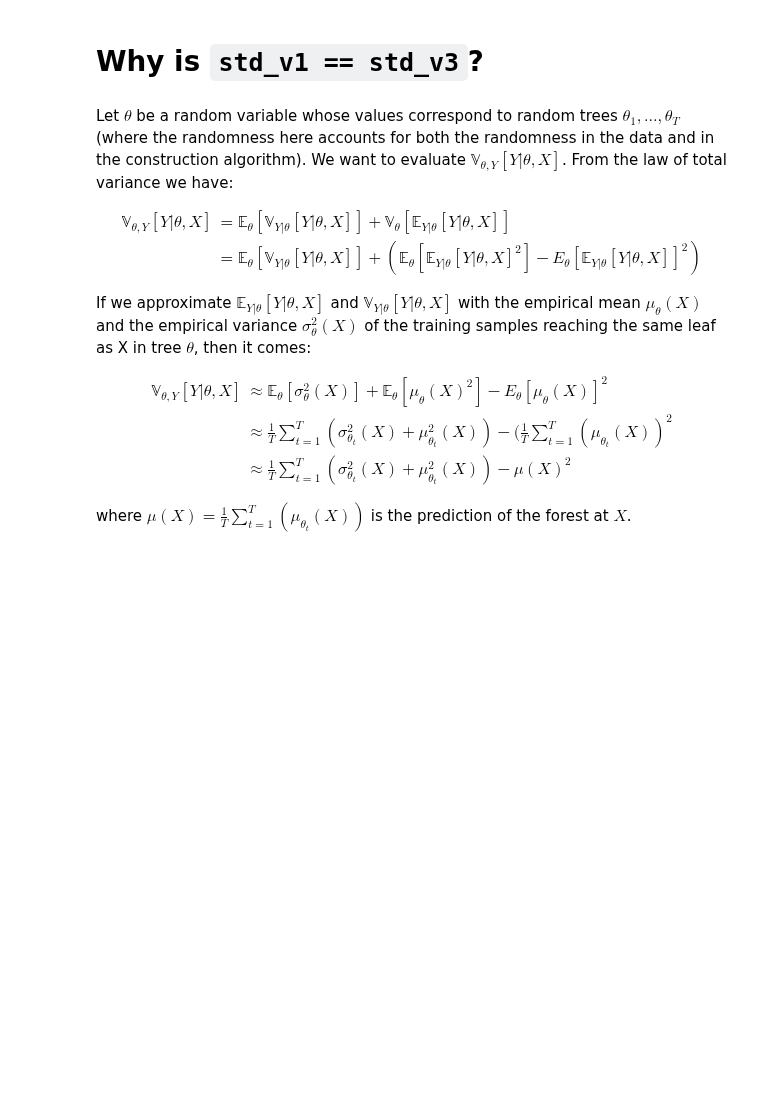
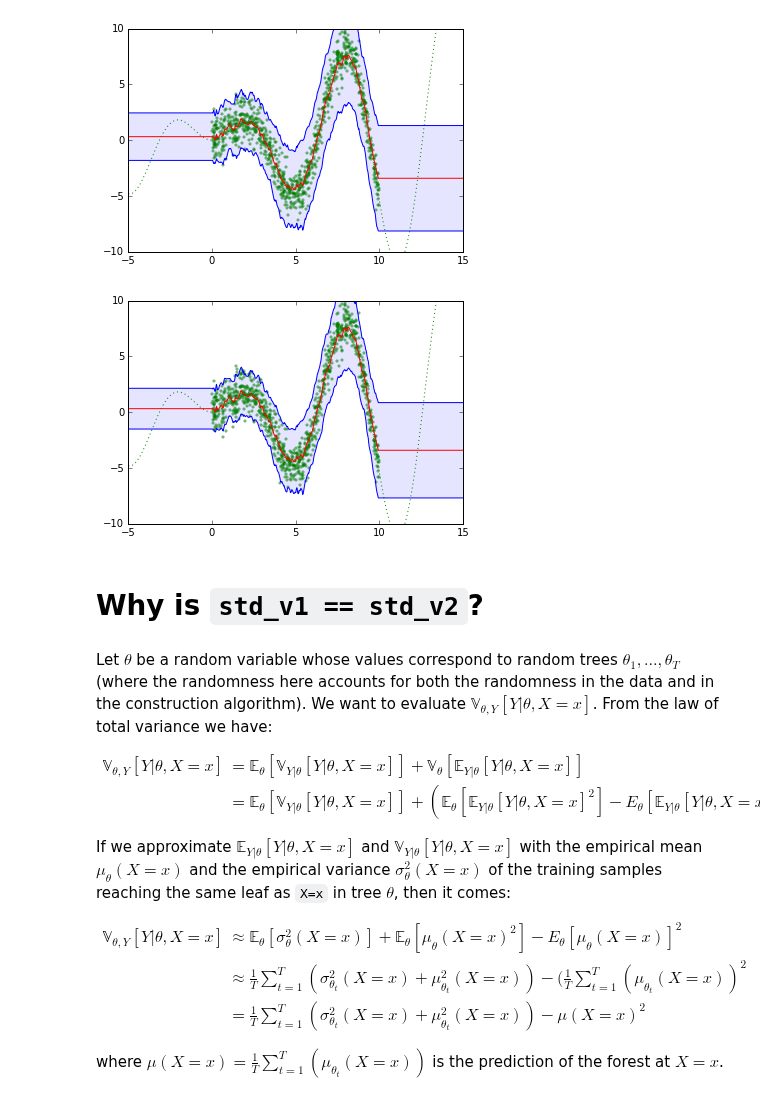
Before and after one commit to glouppe/notebooks, a Jupyter notebook: Variance from tree-based models.ipynb, the cells around one changed output. Saved outputs shown, nothing was run; the diff lists cells and outputs as text; code cells hidden in the pictures; blank space fills up the shorter version.

```diff
--- a/Variance from tree-based models.ipynb
+++ b/Variance from tree-based models.ipynb
@@ -184,19 +184,35 @@ plot(y_pred, y_pred+1.96*std, y_pred-1.96*std)
+# %%
+from sklearn.ensemble import ExtraTreesRegressor
+
+r = ExtraTreesRegressor(n_estimators=500, min_samples_leaf=5, criterion="mae")
+r.fit(X, y)
+
+y_pred = r.predict(xx)
+std = std_v1(r, X, y, xx)
+plot(y_pred, y_pred+1.96*std, y_pred-1.96*std)
+
+y_pred = r.predict(xx)
+std = std_v2(r, X, y, xx)
+plot(y_pred, y_pred+1.96*std, y_pred-1.96*std)
+# %% [output]
+[figure, added]
+[figure, added]
 # %% [markdown]
-# Why is `std_v1 == std_v3`?
+# Why is `std_v1 == std_v2`?
 # %% [markdown]
-Let $\theta$ be a random variable whose values correspond to random trees $\theta_1, \dots, \theta_T$ (where the randomness here accounts for both the randomness in the data and in the construction algorithm). We want to evaluate $\mathbb{V}_{\theta, Y} [Y|\theta,X]$. From the law of total variance we have:
+Let $\theta$ be a random variable whose values correspond to random trees $\theta_1, \dots, \theta_T$ (where the randomness here accounts for both the randomness in the data and in the construction algorithm). We want to evaluate $\mathbb{V}_{\theta, Y} [Y|\theta,X=x]$. From the law of total variance we have:
 
 \begin{align}
-\mathbb{V}_{\theta, Y} [Y|\theta,X] &= \mathbb{E}_{\theta} [ \mathbb{V}_{Y|\theta} [Y|\theta,X ] ] + \mathbb{V}_{\theta} [ \mathbb{E}_{Y|\theta} [Y|\theta,X ] ] \\
-& = \mathbb{E}_{\theta} [ \mathbb{V}_{Y|\theta} [Y|\theta,X ] ] + ( \mathbb{E}_\theta [ \mathbb{E}_{Y|\theta} [Y|\theta,X]^2 ] - E_\theta [ \mathbb{E}_{Y|\theta} [Y|\theta,X]] ^ 2 )
+\mathbb{V}_{\theta, Y} [Y|\theta,X=x] &= \mathbb{E}_{\theta} [ \mathbb{V}_{Y|\theta} [Y|\theta,X=x ] ] + \mathbb{V}_{\theta} [ \mathbb{E}_{Y|\theta} [Y|\theta,X=x ] ] \\
+& = \mathbb{E}_{\theta} [ \mathbb{V}_{Y|\theta} [Y|\theta,X=x ] ] + ( \mathbb{E}_\theta [ \mathbb{E}_{Y|\theta} [Y|\theta,X=x]^2 ] - E_\theta [ \mathbb{E}_{Y|\theta} [Y|\theta,X=x]] ^ 2 )
 \end{align}
 
-If we approximate $\mathbb{E}_{Y|\theta} [Y|\theta,X]$ and $\mathbb{V}_{Y|\theta} [Y|\theta,X]$ with the empirical mean $\mu_\theta(X)$ and the empirical variance $\sigma^2_\theta(X)$ of the training samples reaching the same leaf as X in tree $\theta$, then it comes:
+If we approximate $\mathbb{E}_{Y|\theta} [Y|\theta,X=x]$ and $\mathbb{V}_{Y|\theta} [Y|\theta,X=x]$ with the empirical mean $\mu_\theta(X=x)$ and the empirical variance $\sigma^2_\theta(X=x)$ of the training samples reaching the same leaf as `X=x` in tree $\theta$, then it comes:
 
 \begin{align}
-\mathbb{V}_{\theta, Y} [Y|\theta,X] &\approx \mathbb{E}_{\theta} [ \sigma^2_\theta(X) ] +  \mathbb{E}_\theta [ \mu_\theta(X)^2 ] - E_\theta [ \mu_\theta(X) ] ^ 2 \\
-&\approx \frac{1}{T} \sum_{t=1}^T ( \sigma^2_{\theta_t}(X) + \mu^2_{\theta_t}(X) ) - (\frac{1}{T} \sum_{t=1}^T ( \mu_{\theta_t}(X))^2 \\
-&\approx \frac{1}{T} \sum_{t=1}^T ( \sigma^2_{\theta_t}(X) + \mu^2_{\theta_t}(X) ) - \mu(X)^2
+\mathbb{V}_{\theta, Y} [Y|\theta,X=x] &\approx \mathbb{E}_{\theta} [ \sigma^2_\theta(X=x) ] +  \mathbb{E}_\theta [ \mu_\theta(X=x)^2 ] - E_\theta [ \mu_\theta(X=x) ] ^ 2 \\
+&\approx \frac{1}{T} \sum_{t=1}^T ( \sigma^2_{\theta_t}(X=x) + \mu^2_{\theta_t}(X=x) ) - (\frac{1}{T} \sum_{t=1}^T ( \mu_{\theta_t}(X=x))^2 \\
+&= \frac{1}{T} \sum_{t=1}^T ( \sigma^2_{\theta_t}(X=x) + \mu^2_{\theta_t}(X=x) ) - \mu(X=x)^2
 \end{align}
 
-where $\mu(X) = \frac{1}{T} \sum_{t=1}^T ( \mu_{\theta_t}(X) )$ is the prediction of the forest at $X$.
+where $\mu(X=x) = \frac{1}{T} \sum_{t=1}^T ( \mu_{\theta_t}(X=x) )$ is the prediction of the forest at $X=x$.
```
Also changed, not shown: parts of 8 cells of this notebook.
